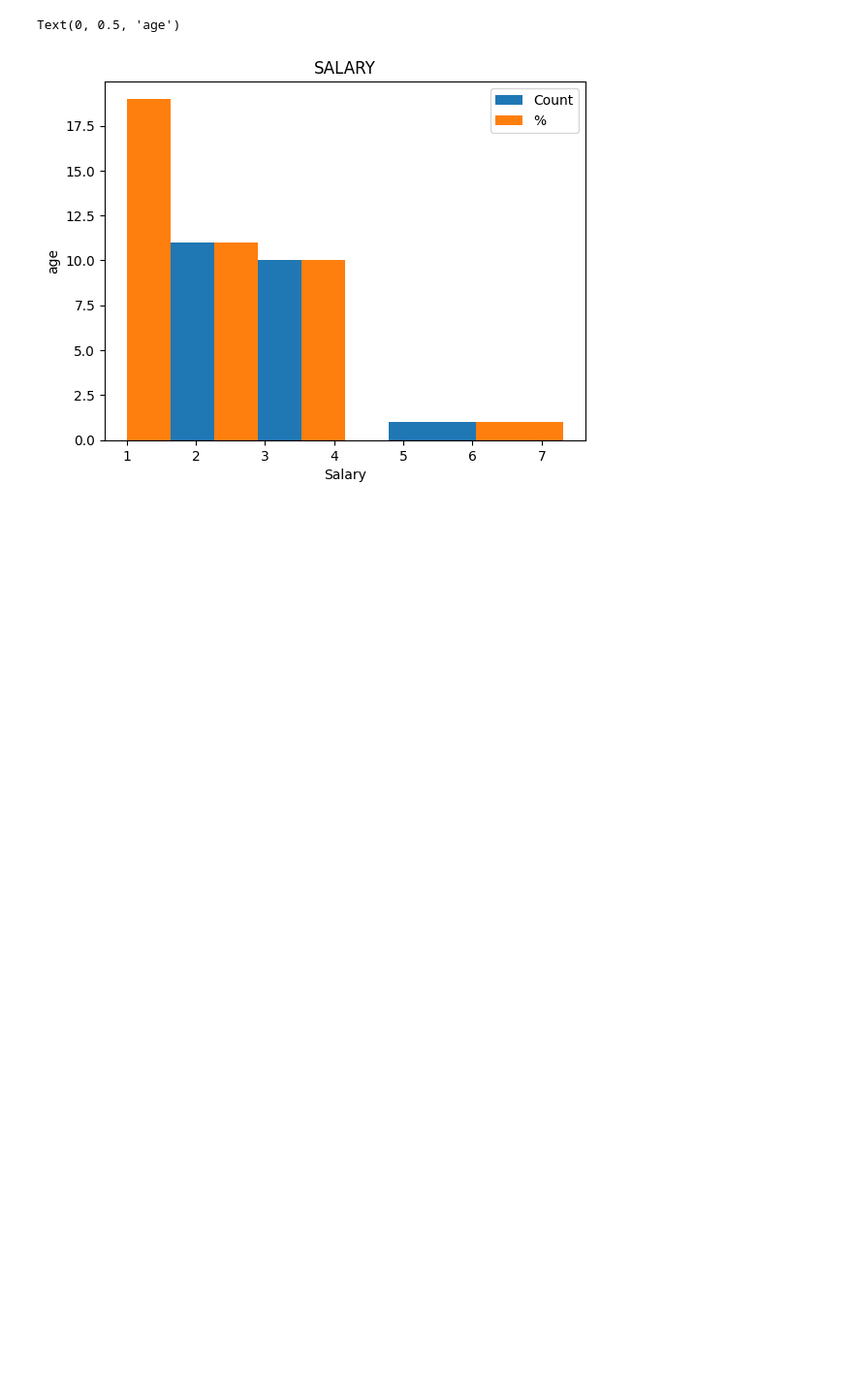
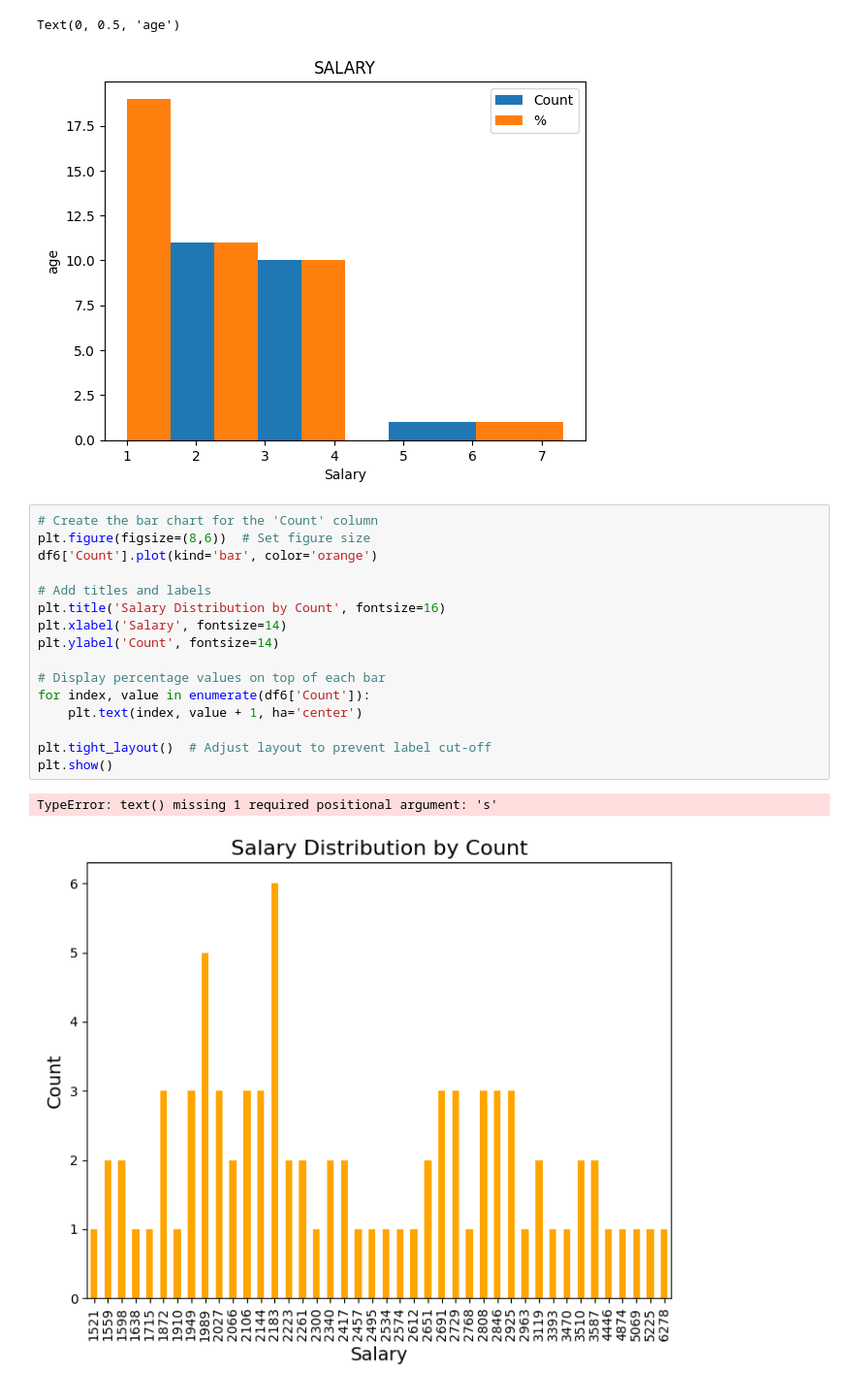
Before and after one commit to YSPLS/Tiedonk-sittely-pythonilla, a Jupyter notebook: code/project.ipynb, the cells around one changed output. Shown at 97% size. Saved outputs shown, nothing was run; the diff lists cells and outputs as text; blank space fills up the shorter version.

```diff
--- a/code/project.ipynb
+++ b/code/project.ipynb
@@ -225,3 +226,22 @@ plt.ylabel('age')
 # %% [output]
 Text(0, 0.5, 'age')
 [figure]
+# %%
+# Create the bar chart for the 'Count' column
+plt.figure(figsize=(8,6))  # Set figure size
+df6['Count'].plot(kind='bar', color='orange')
+
+# Add titles and labels
+plt.title('Salary Distribution by Count', fontsize=16)
+plt.xlabel('Salary', fontsize=14)
+plt.ylabel('Count', fontsize=14)
+
+# Display percentage values on top of each bar
+for index, value in enumerate(df6['Count']):
+    plt.text(index, value + 1, ha='center')
+
+plt.tight_layout()  # Adjust layout to prevent label cut-off
+plt.show()
+# %% [output]
+TypeError: text() missing 1 required positional argument: 's'
+[figure, added]
```
Also changed, not shown: parts of 4 cells of this notebook.
